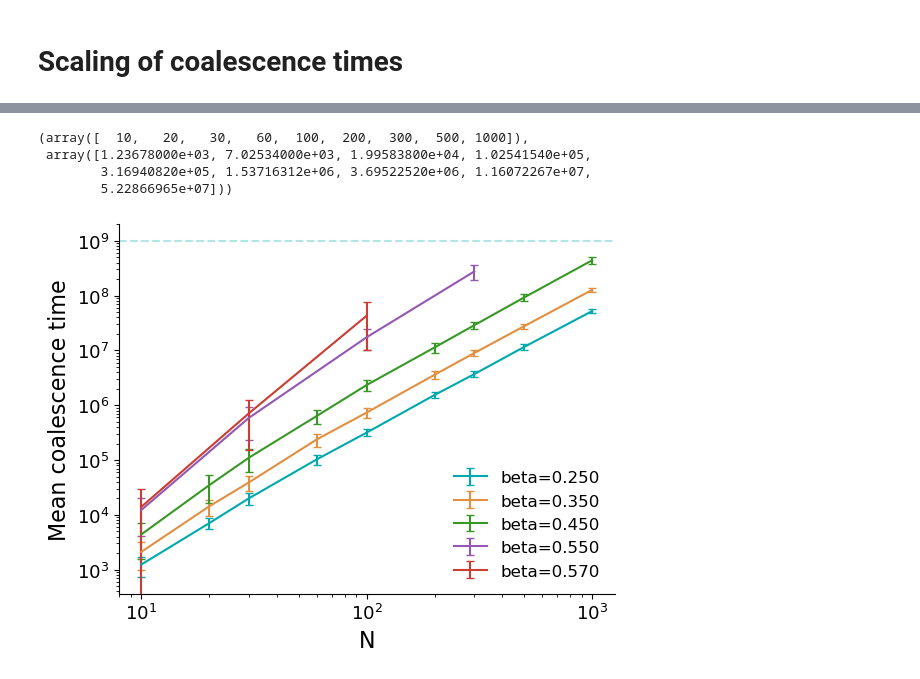
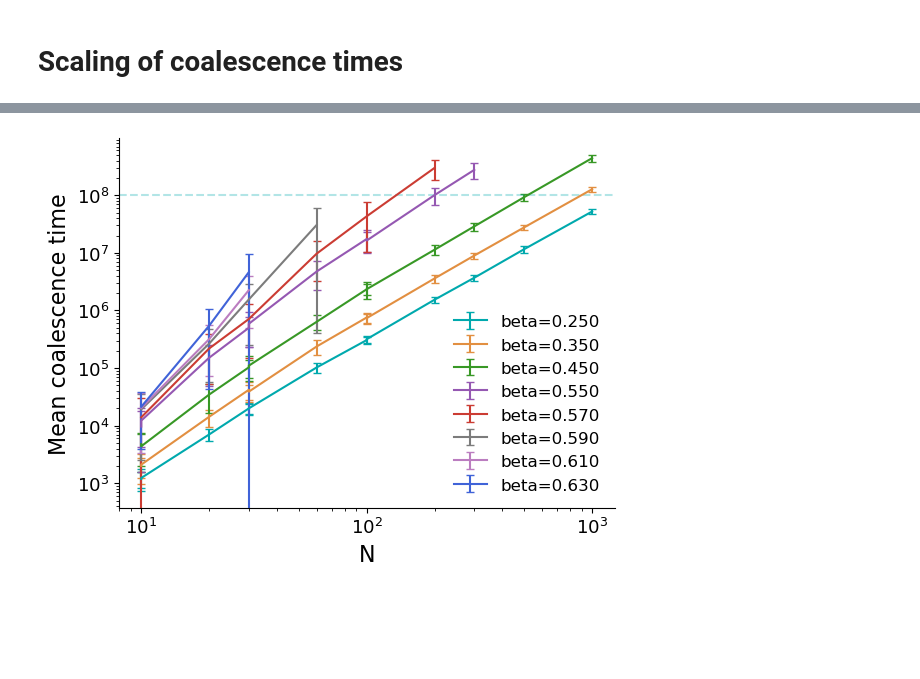
Before and after one commit to LouiseBudzynski/Bounding_Chain_Disordered_Ising_Models, a Jupyter notebook: notebooks/read_coal_time_DS.ipynb, the cells around one changed output, grey strips where cells are left out. Saved outputs shown, nothing was run; the diff lists cells and outputs as text; code cells hidden in the pictures; blank space fills up the shorter version.

Commit message:
plots coal time

```diff
--- a/notebooks/read_coal_time_DS.ipynb
+++ b/notebooks/read_coal_time_DS.ipynb
@@ -189,36 +168,34 @@ df_filtered
-# %%
-sub_df = df_filtered[df_filtered['beta'] == 0.25].sort_values('N')
-N = sub_df['N'].values
-T = sub_df['mean_coal_time'].values
-N, T
-# %% [output]
-(array([  10,   20,   30,   60,  100,  200,  300,  500, 1000]),
- array([1.23678000e+03, 7.02534000e+03, 1.99583800e+04, 1.02541540e+05,
-        3.16940820e+05, 1.53716312e+06, 3.69522520e+06, 1.16072267e+07,
-        5.22866965e+07]))
 # %%
-betas_to_exclude = [0.75,0.65,0.63,0.61,0.59]
+mask = (
+    (df['sampler'] == 'F_beta_Glauber') &
+    (df['lazy'] == False) &
+    (df['n_configs'] == n_configs_plot) &
+    (df['n_coal'] == df['n_runs'])
+)
+df_filtered = df[mask]
+
+betas_to_exclude = [0.75,0.65]
 for beta in sorted(df_filtered['beta'].unique()):
     if beta in betas_to_exclude:
         continue
     sub_df = df_filtered[df_filtered['beta'] == beta].sort_values('N')
     N = sub_df['N'].values
     T = sub_df['mean_coal_time'].values
     sT = sub_df['std_coal_time'].values
     plt.errorbar(N, T,
                 yerr=sT,
                 label=f'beta={beta:.3f}',
                 capsize=3)
 
-plt.axhline(10**9, linestyle='--', alpha=0.3)
+plt.axhline(10**8, linestyle='--', alpha=0.3)
 plt.xlabel('N')
 plt.ylabel('Mean coalescence time')
 plt.xscale('log')
 plt.yscale('log')
 plt.legend()
 plt.show()
 # %% [output]
-[figure, old version]
+[figure, new version]
 # %%
 max_iter_plot = 10**9
 n_configs_plot = 2
```
Also changed, not shown: parts of 6 cells of this notebook, 12 other files.
